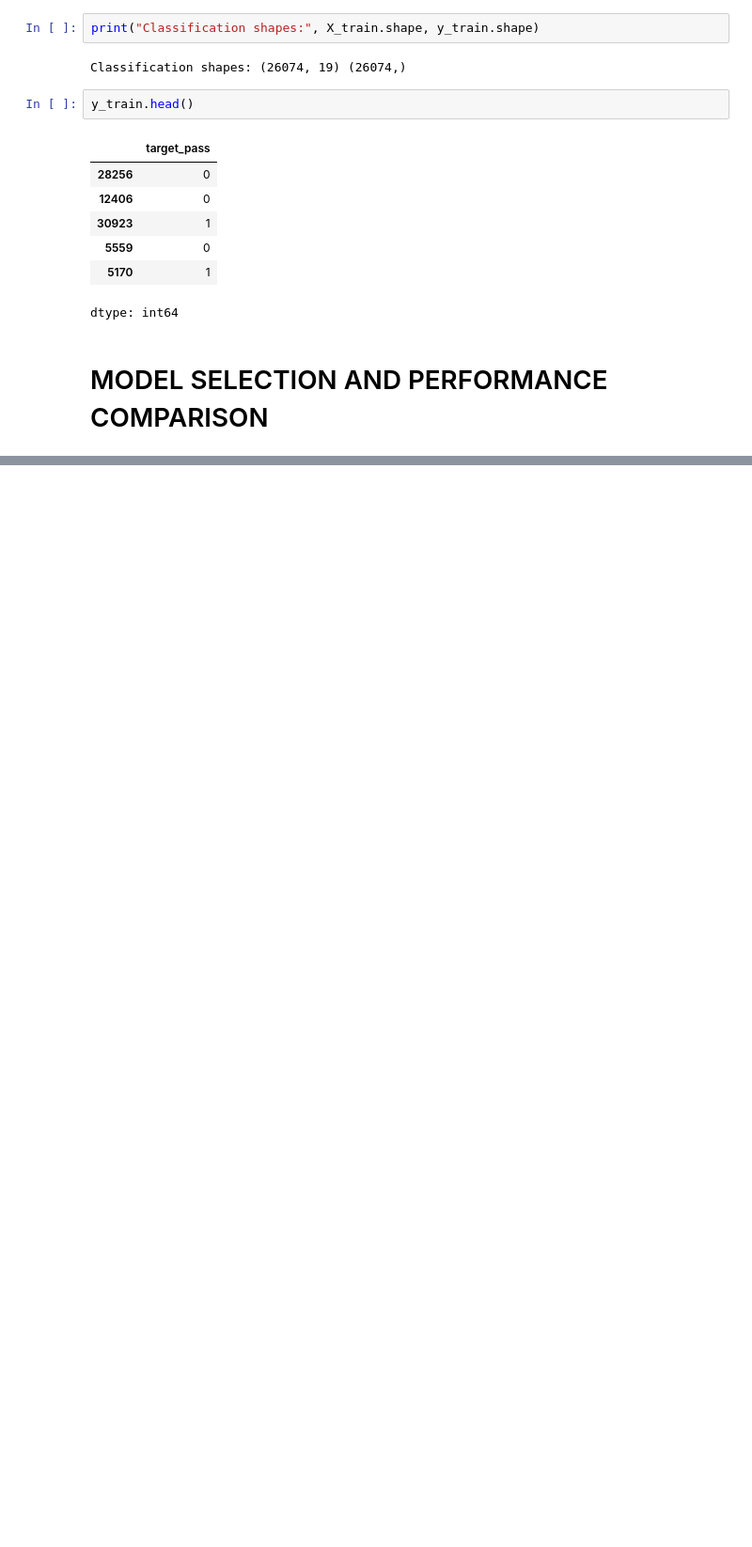
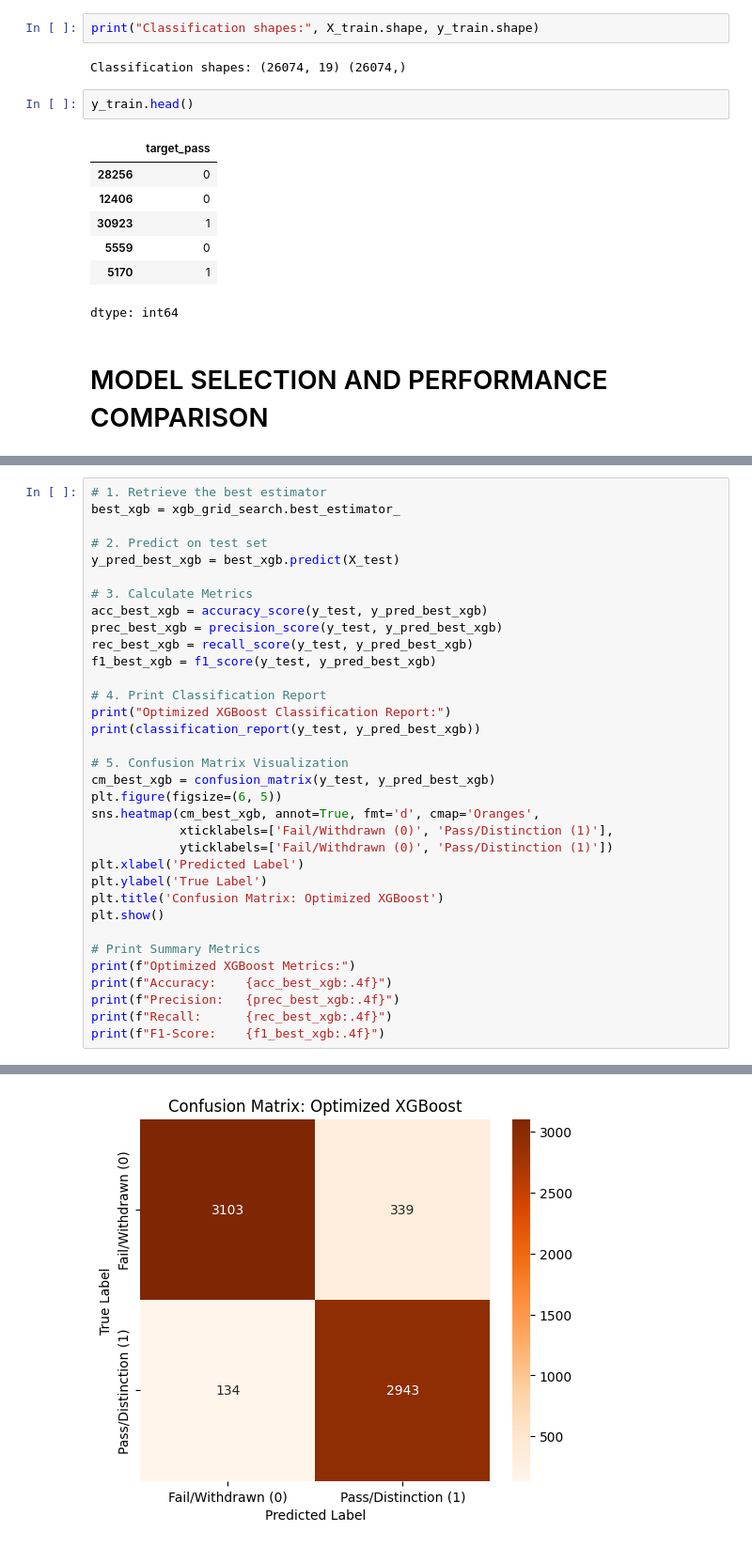
Before and after one commit to Jiajieja/WM9QG-Fundamentals-of-Artificial-Intelligence-and-Data-Mining-Group-Assessment, a Jupyter notebook: CLASSIFICATION/OULA_Dataset_Analysis.ipynb, the cells around one changed output, grey strips where cells are left out. Shown at 94% size. Drawn from its saved outputs; the diff is of its cells as text; blank space fills up the shorter version.

```diff
--- a/CLASSIFICATION/OULA_Dataset_Analysis.ipynb
+++ b/CLASSIFICATION/OULA_Dataset_Analysis.ipynb
@@ -1205,0 +1328,35 @@ plt.show()
+# %%
+# 1. Retrieve the best estimator
+best_xgb = xgb_grid_search.best_estimator_
+
+# 2. Predict on test set
+y_pred_best_xgb = best_xgb.predict(X_test)
+
+# 3. Calculate Metrics
+acc_best_xgb = accuracy_score(y_test, y_pred_best_xgb)
+prec_best_xgb = precision_score(y_test, y_pred_best_xgb)
+rec_best_xgb = recall_score(y_test, y_pred_best_xgb)
+f1_best_xgb = f1_score(y_test, y_pred_best_xgb)
+
+# 4. Print Classification Report
+print("Optimized XGBoost Classification Report:")
+print(classification_report(y_test, y_pred_best_xgb))
+
+# 5. Confusion Matrix Visualization
+cm_best_xgb = confusion_matrix(y_test, y_pred_best_xgb)
+plt.figure(figsize=(6, 5))
+sns.heatmap(cm_best_xgb, annot=True, fmt='d', cmap='Oranges',
+            xticklabels=['Fail/Withdrawn (0)', 'Pass/Distinction (1)'],
+            yticklabels=['Fail/Withdrawn (0)', 'Pass/Distinction (1)'])
+plt.xlabel('Predicted Label')
+plt.ylabel('True Label')
+plt.title('Confusion Matrix: Optimized XGBoost')
+plt.show()
+
+# Print Summary Metrics
+print(f"Optimized XGBoost Metrics:")
+print(f"Accuracy:    {acc_best_xgb:.4f}")
+print(f"Precision:   {prec_best_xgb:.4f}")
+print(f"Recall:      {rec_best_xgb:.4f}")
+print(f"F1-Score:    {f1_best_xgb:.4f}")
+# %% [output]
@@ -1205,0 +1372 @@ plt.show()
+[figure, added]
```
Also changed, not shown: parts of 42 cells of this notebook.
